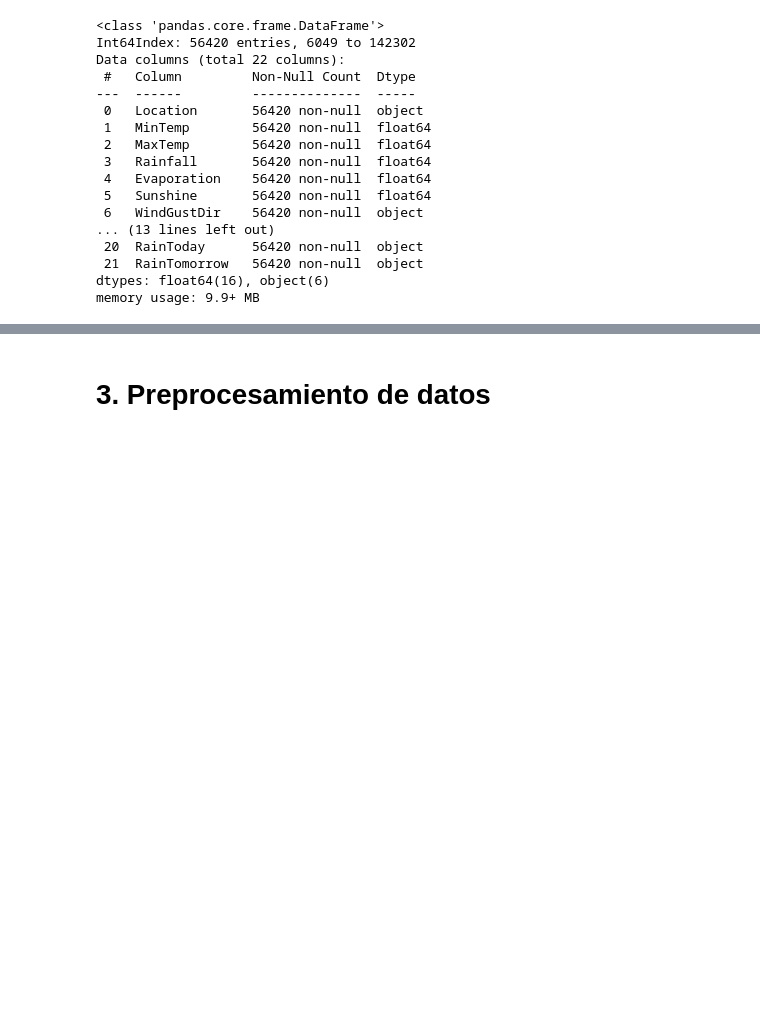
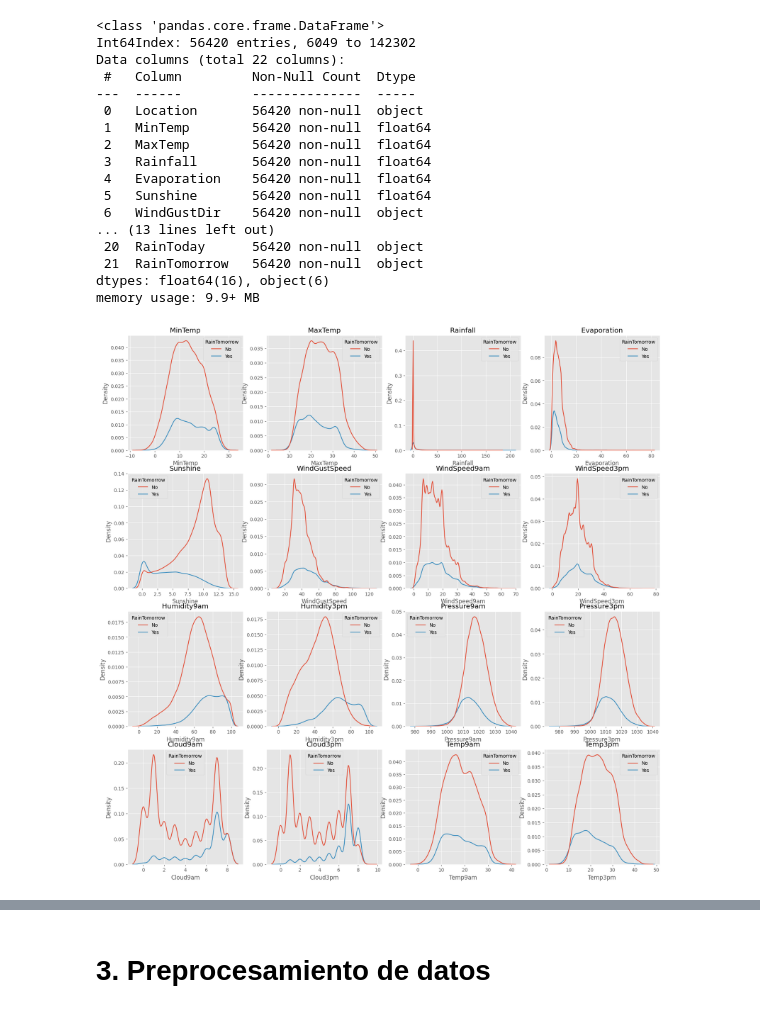
Before and after one commit to JPHITA/Monitoria-IA, a Jupyter notebook: Diapositivas/TALLER 6 - Aprendizaje supervisado - DT y NB/taller RF/taller RF - prediccion de lluvias.ipynb, the cells around one changed output, grey strips where cells are left out. Saved outputs shown, nothing was run; the diff lists cells and outputs as text; code cells hidden in the pictures; blank space fills up the shorter version.

```diff
--- a/Diapositivas/TALLER 6 - Aprendizaje supervisado - DT y NB/taller RF/taller RF - prediccion de lluvias.ipynb
+++ b/Diapositivas/TALLER 6 - Aprendizaje supervisado - DT y NB/taller RF/taller RF - prediccion de lluvias.ipynb
@@ -72,3 +73,17 @@ Data columns (total 22 columns):
  21  RainTomorrow   56420 non-null  object
 dtypes: float64(16), object(6)
 memory usage: 9.9+ MB
+# %%
+cols = data.select_dtypes(include=np.number).columns
+
+_, axes = plt.subplots(4, 4, figsize=(20, 20))
+
+axes = axes.flatten()
+for i, col in enumerate(cols):
+    sns.kdeplot(data=data, x=col, hue="RainTomorrow", ax=axes[i])
+    axes[i].set_title(col)
+
+
+plt.show()
+# %% [output]
+[figure, added]
```
Also changed, not shown: parts of 3 cells of this notebook.
